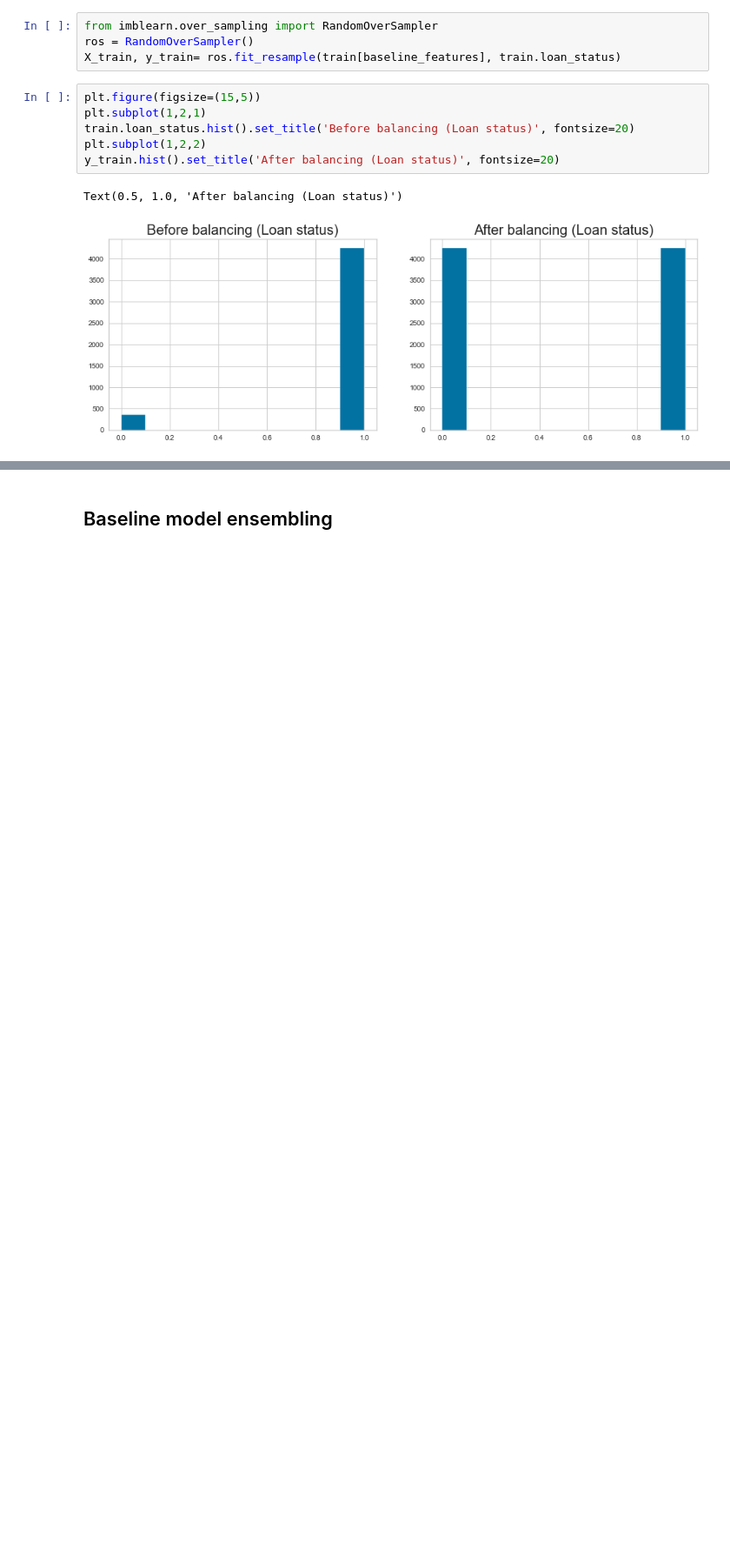
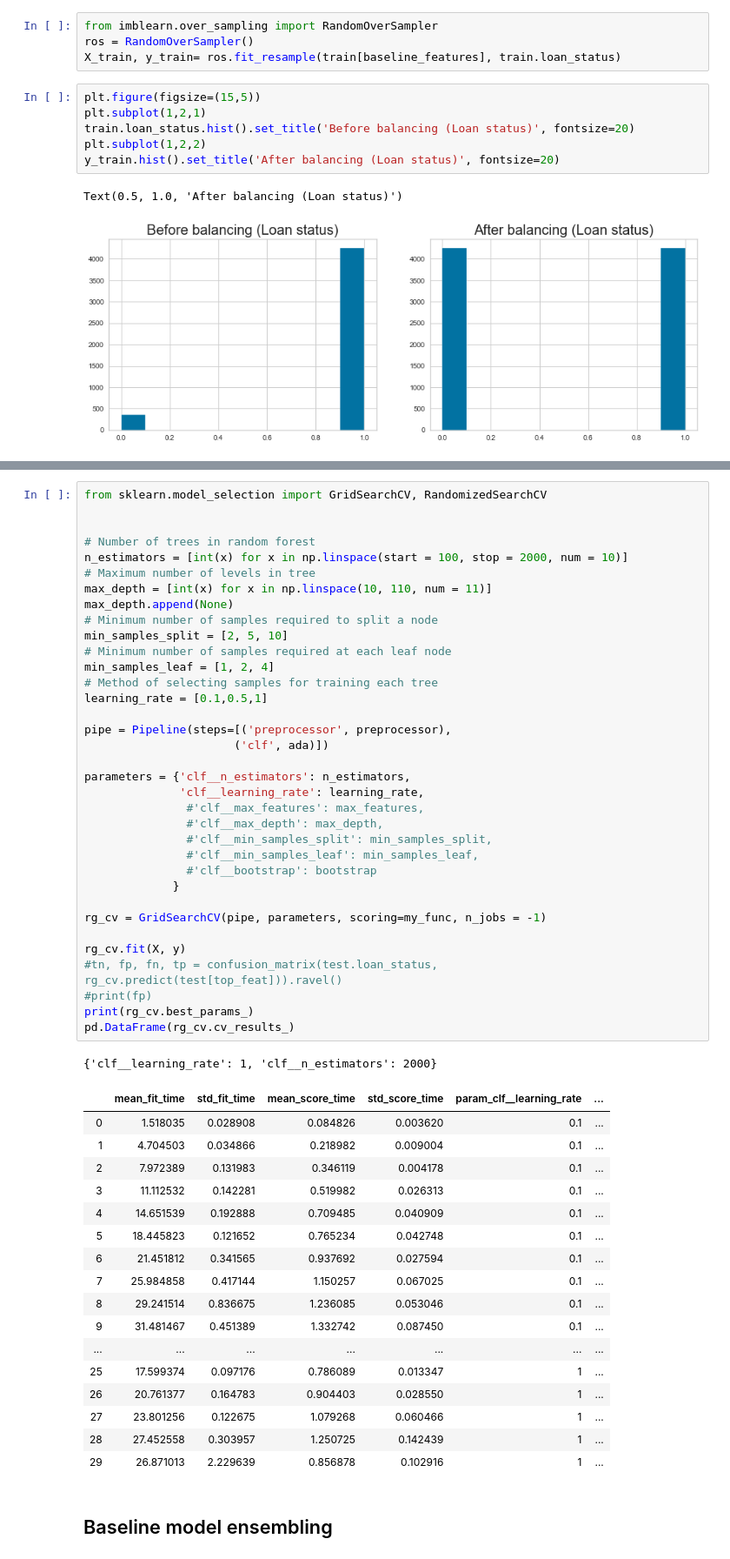
Before and after one commit to ValdemarQ/competitions, a Jupyter notebook: Finbee/C - Class project - Finbee - Predicting who will default on loans.ipynb, the cells around one changed output, grey strips where cells are left out. Shown at 87% size. Drawn from its saved outputs; the diff is of its cells as text; blank space fills up the shorter version.

```diff
--- a/Finbee/C - Class project - Finbee - Predicting who will default on loans.ipynb
+++ b/Finbee/C - Class project - Finbee - Predicting who will default on loans.ipynb
@@ -1841,3 +1901,57 @@ for classifier in classifiers:
+# %%
+from sklearn.model_selection import GridSearchCV, RandomizedSearchCV
+
+
+# Number of trees in random forest
+n_estimators = [int(x) for x in np.linspace(start = 100, stop = 2000, num = 10)]
+# Maximum number of levels in tree
+max_depth = [int(x) for x in np.linspace(10, 110, num = 11)]
+max_depth.append(None)
+# Minimum number of samples required to split a node
+min_samples_split = [2, 5, 10]
+# Minimum number of samples required at each leaf node
+min_samples_leaf = [1, 2, 4]
+# Method of selecting samples for training each tree
+learning_rate = [0.1,0.5,1]
+
+pipe = Pipeline(steps=[('preprocessor', preprocessor),
+                      ('clf', ada)])
+
+parameters = {'clf__n_estimators': n_estimators,
+              'clf__learning_rate': learning_rate,
+               #'clf__max_features': max_features,
+               #'clf__max_depth': max_depth,
+               #'clf__min_samples_split': min_samples_split,
+               #'clf__min_samples_leaf': min_samples_leaf,
+               #'clf__bootstrap': bootstrap
+             }
+
+rg_cv = GridSearchCV(pipe, parameters, scoring=my_func, n_jobs = -1)
+
+rg_cv.fit(X, y)
+#tn, fp, fn, tp = confusion_matrix(test.loan_status, rg_cv.predict(test[top_feat])).ravel()
+#print(fp)
+print(rg_cv.best_params_)
+pd.DataFrame(rg_cv.cv_results_)
+# %% [output]
+{'clf__learning_rate': 1, 'clf__n_estimators': 2000}
+|  | mean_fit_time | std_fit_time | mean_score_time | std_score_time | param_clf__learning_rate | ... |
+| 0 | 1.518035 | 0.028908 | 0.084826 | 0.003620 | 0.1 | ... |
+| 1 | 4.704503 | 0.034866 | 0.218982 | 0.009004 | 0.1 | ... |
+| 2 | 7.972389 | 0.131983 | 0.346119 | 0.004178 | 0.1 | ... |
+| 3 | 11.112532 | 0.142281 | 0.519982 | 0.026313 | 0.1 | ... |
+| 4 | 14.651539 | 0.192888 | 0.709485 | 0.040909 | 0.1 | ... |
+| 5 | 18.445823 | 0.121652 | 0.765234 | 0.042748 | 0.1 | ... |
+| 6 | 21.451812 | 0.341565 | 0.937692 | 0.027594 | 0.1 | ... |
+| 7 | 25.984858 | 0.417144 | 1.150257 | 0.067025 | 0.1 | ... |
+| 8 | 29.241514 | 0.836675 | 1.236085 | 0.053046 | 0.1 | ... |
+| 9 | 31.481467 | 0.451389 | 1.332742 | 0.087450 | 0.1 | ... |
+| ... | ... | ... | ... | ... | ... | ... |
+| 25 | 17.599374 | 0.097176 | 0.786089 | 0.013347 | 1 | ... |
+| 26 | 20.761377 | 0.164783 | 0.904403 | 0.028550 | 1 | ... |
+| 27 | 23.801256 | 0.122675 | 1.079268 | 0.060466 | 1 | ... |
+| 28 | 27.452558 | 0.303957 | 1.250725 | 0.142439 | 1 | ... |
+| 29 | 26.871013 | 2.229639 | 0.856878 | 0.102916 | 1 | ... |
 # %% [markdown]
 ## Baseline model ensembling
 # %%
```
Also changed, not shown: parts of 29 cells of this notebook.
